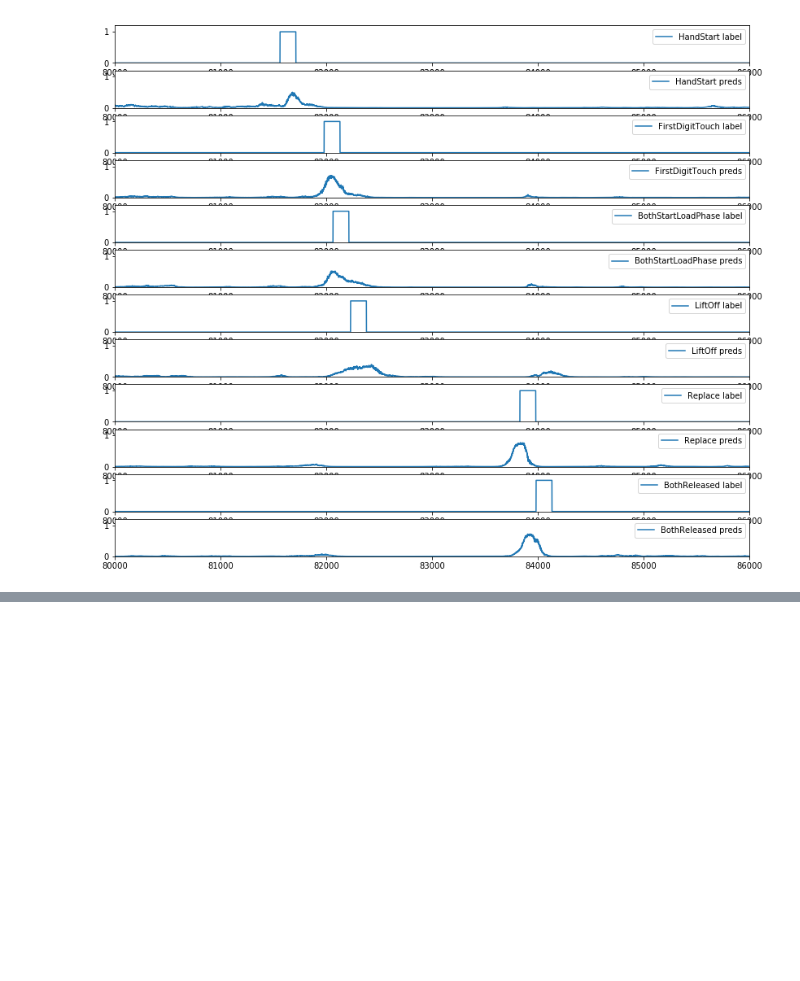
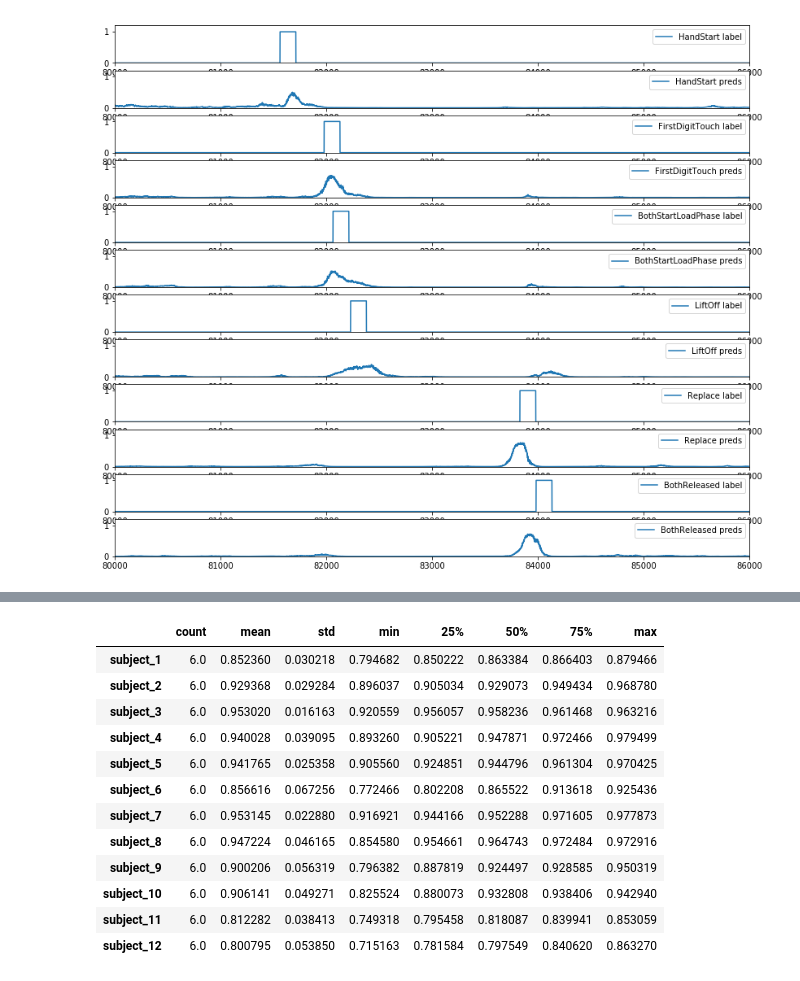
Before and after one commit to arthurcgusmao/eeg-grasp-and-lift, a Jupyter notebook: View Predictions.ipynb, the cells around one changed output, grey strips where cells are left out. Drawn from its saved outputs; the diff is of its cells as text; code cells hidden in the pictures; blank space fills up the shorter version.

Commit message:
Partial AUC calculation

```diff
--- a/View Predictions.ipynb
+++ b/View Predictions.ipynb
@@ -70,0 +73,10 @@ for idx,col in enumerate(cols):
+# %%
+from sklearn.metrics import roc_auc_score
+
+partial_results = [] # indexed by subject id
+
+for x,y in valid:
+    preds = nn.predict([(x, y)], 4096, conv_batches_gen)
+    mean_auc = roc_auc_score(y[1023:], preds, average=None)
+    partial_results.append(mean_auc)
+    print("Run")
@@ -70,0 +96,4 @@ for idx,col in enumerate(cols):
+# %%
+import pandas as pd
+df = pd.DataFrame(partial_results, columns=['HandStart', 'FirstDigitTouch', 'BothStartLoadPhase', 'LiftOff', 'Replace', 'BothReleased'])
+df.index = ['subject_1', 'subject_2', 'subject_3', 'subject_4', 'subject_5', 'subject_6', 'subject_7', 'subject_8', 'subject_9', 'subject_10', 'subject_11', 'subject_12']
@@ -70,0 +128,16 @@ for idx,col in enumerate(cols):
+# %%
+df.apply(pd.Series.describe, axis=1)
+# %% [output]
+|  | count | mean | std | min | 25% | 50% | 75% | max |
+| subject_1 | 6.0 | 0.852360 | 0.030218 | 0.794682 | 0.850222 | 0.863384 | 0.866403 | 0.879466 |
+| subject_2 | 6.0 | 0.929368 | 0.029284 | 0.896037 | 0.905034 | 0.929073 | 0.949434 | 0.968780 |
+| subject_3 | 6.0 | 0.953020 | 0.016163 | 0.920559 | 0.956057 | 0.958236 | 0.961468 | 0.963216 |
+| subject_4 | 6.0 | 0.940028 | 0.039095 | 0.893260 | 0.905221 | 0.947871 | 0.972466 | 0.979499 |
+| subject_5 | 6.0 | 0.941765 | 0.025358 | 0.905560 | 0.924851 | 0.944796 | 0.961304 | 0.970425 |
+| subject_6 | 6.0 | 0.856616 | 0.067256 | 0.772466 | 0.802208 | 0.865522 | 0.913618 | 0.925436 |
+| subject_7 | 6.0 | 0.953145 | 0.022880 | 0.916921 | 0.944166 | 0.952288 | 0.971605 | 0.977873 |
+| subject_8 | 6.0 | 0.947224 | 0.046165 | 0.854580 | 0.954661 | 0.964743 | 0.972484 | 0.972916 |
+| subject_9 | 6.0 | 0.900206 | 0.056319 | 0.796382 | 0.887819 | 0.924497 | 0.928585 | 0.950319 |
+| subject_10 | 6.0 | 0.906141 | 0.049271 | 0.825524 | 0.880073 | 0.932808 | 0.938406 | 0.942940 |
+| subject_11 | 6.0 | 0.812282 | 0.038413 | 0.749318 | 0.795458 | 0.818087 | 0.839941 | 0.853059 |
+| subject_12 | 6.0 | 0.800795 | 0.053850 | 0.715163 | 0.781584 | 0.797549 | 0.840620 | 0.863270 |
```
Also changed, not shown: parts of 10 cells of this notebook.
